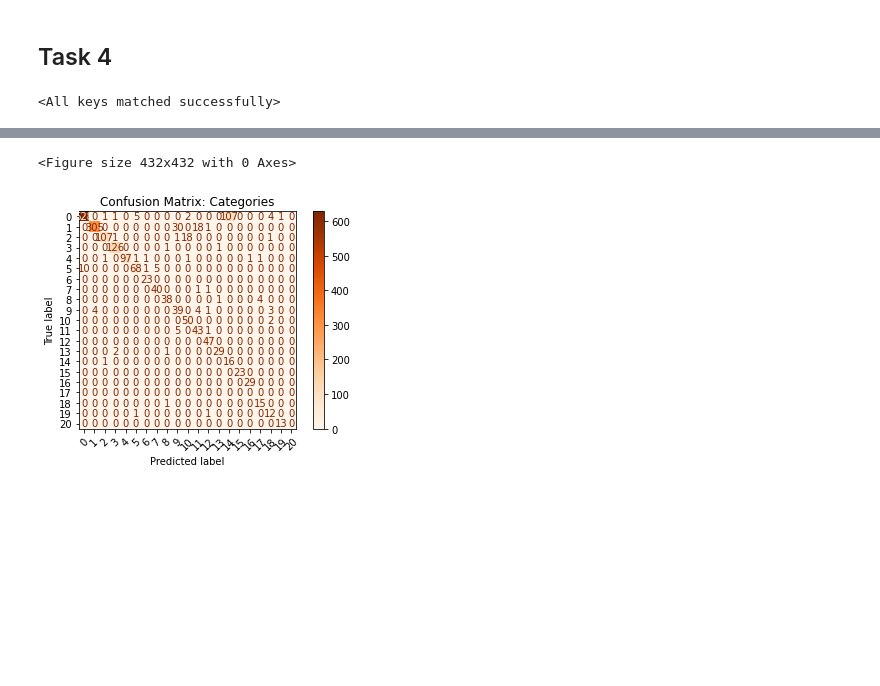
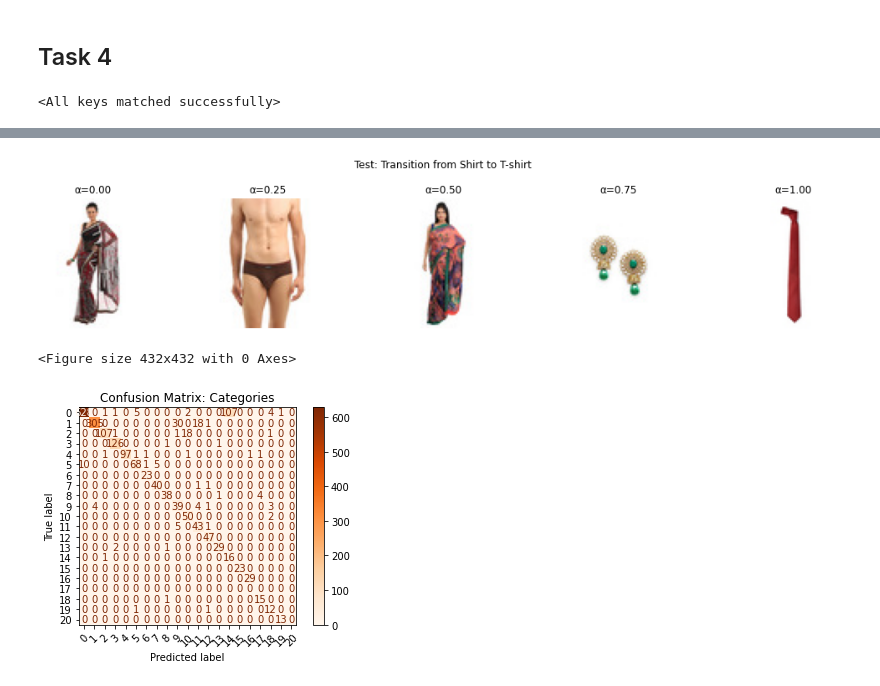
Before and after one commit to Pimsel/2AMM10-Assignments, a Jupyter notebook: ass1_skeleton.ipynb, the cells around one changed output, grey strips where cells are left out. Drawn from its saved outputs; the diff is of its cells as text; code cells hidden in the pictures; blank space fills up the shorter version.

```diff
--- a/ass1_skeleton.ipynb
+++ b/ass1_skeleton.ipynb
@@ -827,3 +834,27 @@ for alpha in np.linspace(0, 1, 5):
+# %%
+# Test data interpolation visualization
+E_test, L_test = extract_embeddings(main_test_dataset, class_ids=[0,1])
+cent_shirt = E_test[L_test==1].mean(dim=0)
+cent_tshirt = E_test[L_test==0].mean(dim=0)
+
+alphas = np.linspace(0, 1, 5)
+fig, axes = plt.subplots(1, len(alphas), figsize=(15, 3))
+
+for i, alpha in enumerate(alphas):
+    probe = ((1 - alpha) * cent_shirt + alpha * cent_tshirt).unsqueeze(0)
+    d = torch.norm(E_test - probe.cpu(), dim=1)
+    idx = d.argmin().item()
+    img, _ = main_test_dataset[idx]
+
+    axes[i].imshow(img.permute(1, 2, 0))
+    axes[i].set_title(f"α={alpha:.2f}")
+    axes[i].axis("off")
+
+plt.suptitle("Test: Transition from Shirt to T-shirt")
+plt.tight_layout()
+plt.show()
+# %% [output]
+[figure, added]
 # %%
 # --- Step 4: Category-level Evaluation ---
 E_sup_cat, L_sup_cat = extract_embeddings(main_support_dataset_cat)
```
Also changed, not shown: parts of 6 cells of this notebook, 5 other files.
